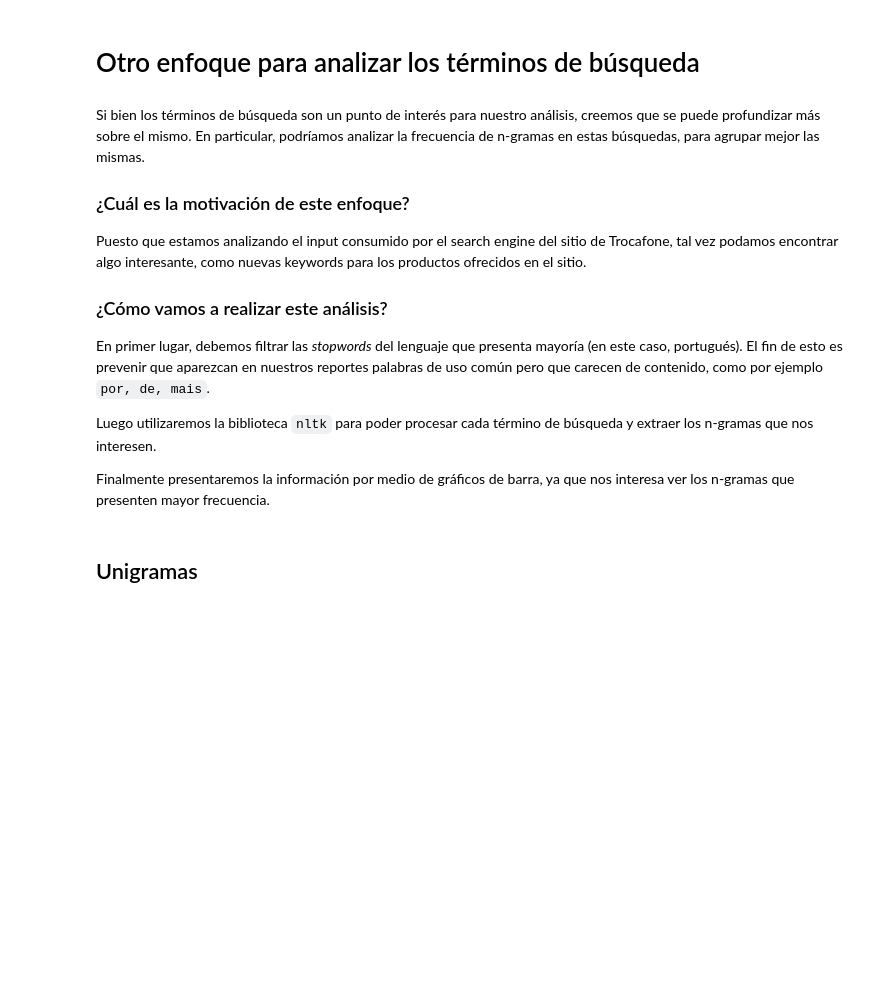
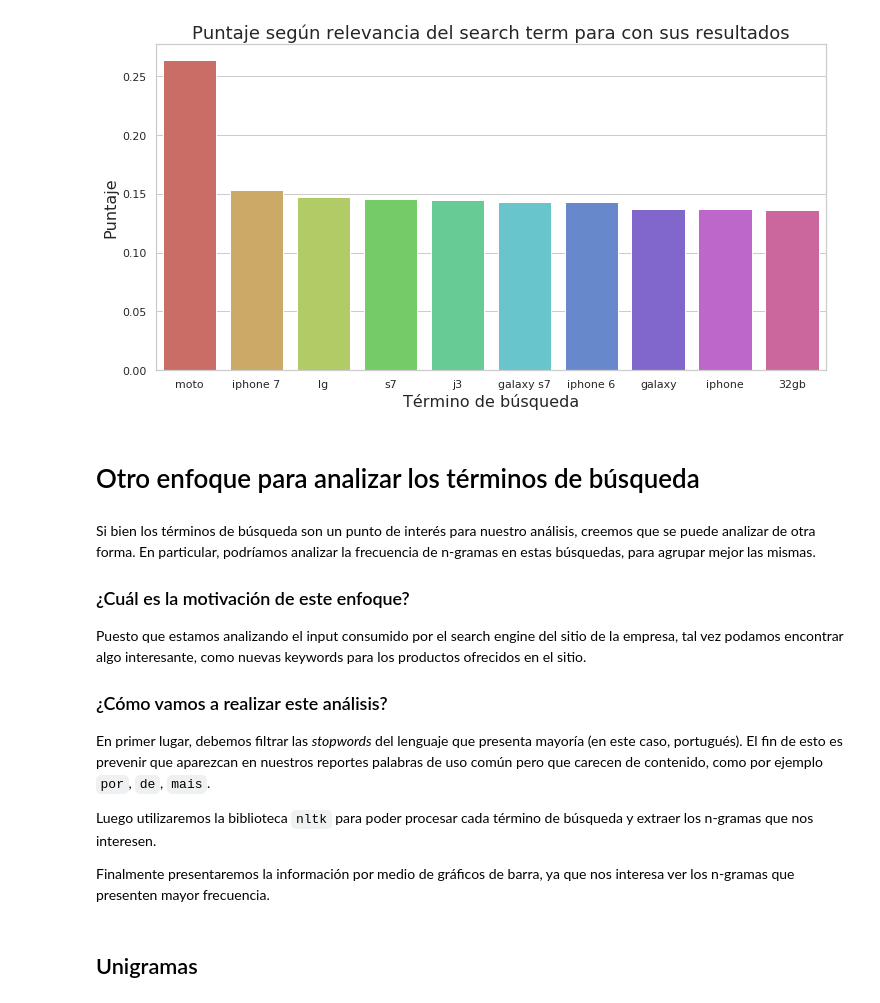
Before and after one commit to ndvazquez/7506-OrganizacionDeDatos, a Jupyter notebook: Analisis de terminos de busqueda.ipynb, the cells around one changed output. Drawn from its saved outputs; the diff is of its cells as text; code cells hidden in the pictures; blank space fills up the shorter version.

```diff
--- a/Analisis de terminos de busqueda.ipynb
+++ b/Analisis de terminos de busqueda.ipynb
@@ -47,0 +136,6 @@ plt.show()
+# %%
+terminos_busqueda_sin_nulls = terminos_busqueda_sin_nulls.groupby('search_term')\
+                            .agg({'resultados_busqueda':'-'.join, 'event':'count'})\
+                            .reset_index()\
+                            .rename(columns={'event':'frecuencia'})
+terminos_busqueda_sin_nulls.head()
@@ -48,15 +166,39 @@ plt.show()
+# %%
+def calcular_tf(fila):
+    res = 0
+    keyword = fila[0]
+    search_results = fila[1].split('-')
+    for elem in search_results:
+        tf = (elem.count(keyword) * 1.0 ) / len(elem.split(' '))
+        res += tf
+    return res / (len(search_results))
+# %%
+top_100_terminos = terminos_busqueda_sin_nulls.sort_values(by='frecuencia', ascending=False).head(100)
+top_100_terminos['tf_score'] = top_100_terminos.apply(lambda x: calcular_tf(x), axis=1)
+# %%
+top_100_terminos.sort_values(by='tf_score', ascending=False, inplace=True)
+# %%
+bp_terminos = top_100_terminos.head(10)
+plt.figure(figsize=[12,6])
+g = sns.barplot(data=bp_terminos, x='search_term', y='tf_score', palette='hls')
+g.set_title('Puntaje según relevancia del search term para con sus resultados', fontsize=18)
+g.set_xlabel('Término de búsqueda', fontsize=16)
+g.set_ylabel('Puntaje', fontsize=16)
+plt.show()
+# %% [output]
+[figure, added]
 # %% [markdown]
 # Otro enfoque para analizar los términos de búsqueda
 # %% [markdown]
-Si bien los términos de búsqueda son un punto de interés para nuestro análisis, creemos que se puede profundizar más sobre el mismo. En particular, podríamos analizar la frecuencia de n-gramas en estas búsquedas, para agrupar mejor las mismas.
+Si bien los términos de búsqueda son un punto de interés para nuestro análisis, creemos que se puede analizar de otra forma. En particular, podríamos analizar la frecuencia de n-gramas en estas búsquedas, para agrupar mejor las mismas.
 
 ### ¿Cuál es la motivación de este enfoque?
 
-Puesto que estamos analizando el input consumido por el search engine del sitio de Trocafone, tal vez podamos encontrar algo interesante, como nuevas keywords para los productos ofrecidos en el sitio.
+Puesto que estamos analizando el input consumido por el search engine del sitio de la empresa, tal vez podamos encontrar algo interesante, como nuevas keywords para los productos ofrecidos en el sitio.
 
 ### ¿Cómo vamos a realizar este análisis?
 
-En primer lugar, debemos filtrar las _stopwords_ del lenguaje que presenta mayoría (en este caso, portugués). El fin de esto es prevenir que aparezcan en nuestros reportes palabras de uso común pero que carecen de contenido, como por ejemplo `por, de, mais`.
+En primer lugar, debemos filtrar las _stopwords_ del lenguaje que presenta mayoría (en este caso, portugués). El fin de esto es prevenir que aparezcan en nuestros reportes palabras de uso común pero que carecen de contenido, como por ejemplo `por`, `de`, `mais`.
 
 Luego utilizaremos la biblioteca `nltk` para poder procesar cada término de búsqueda y extraer los n-gramas que nos interesen.
 
```
Also changed, not shown: parts of 37 cells of this notebook.
